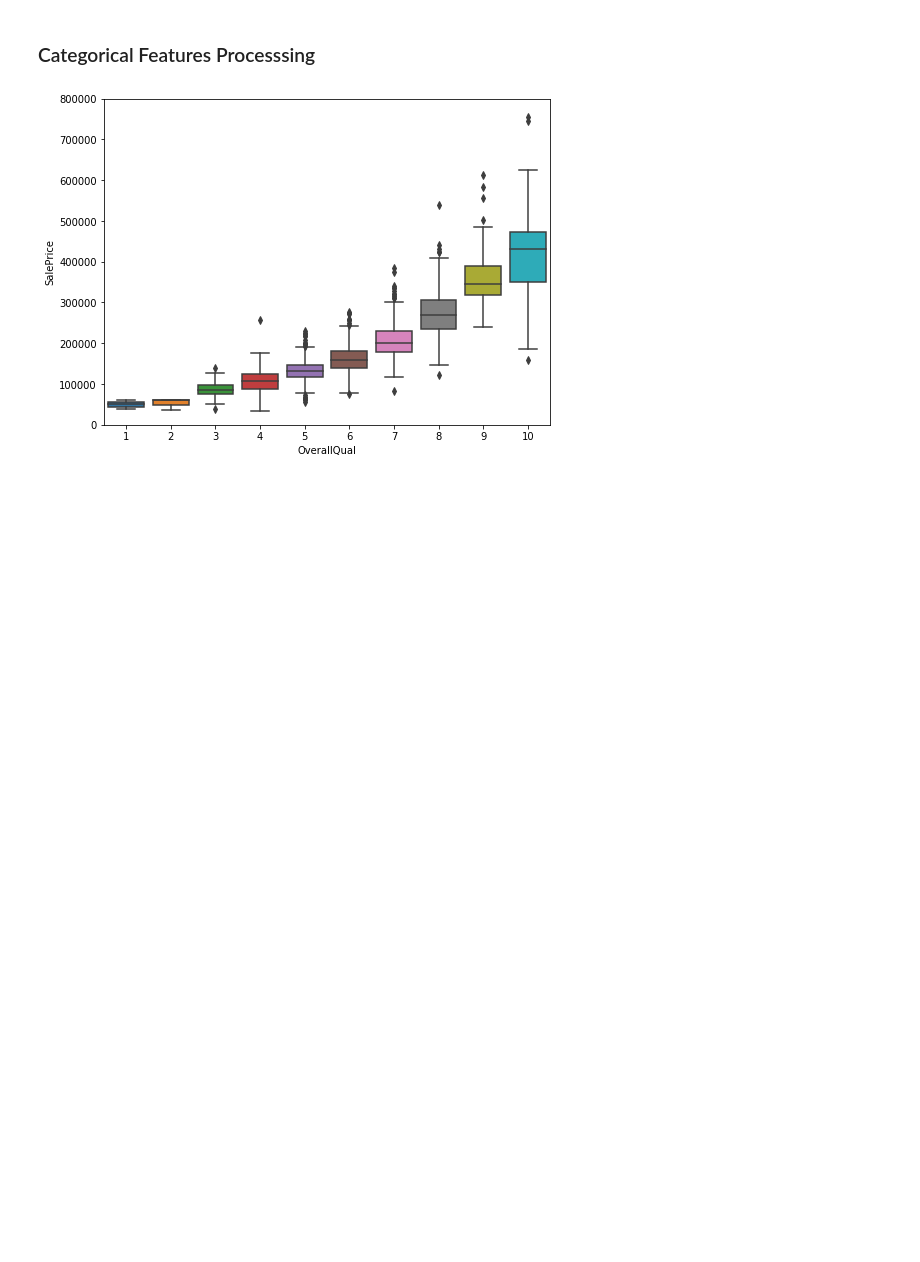
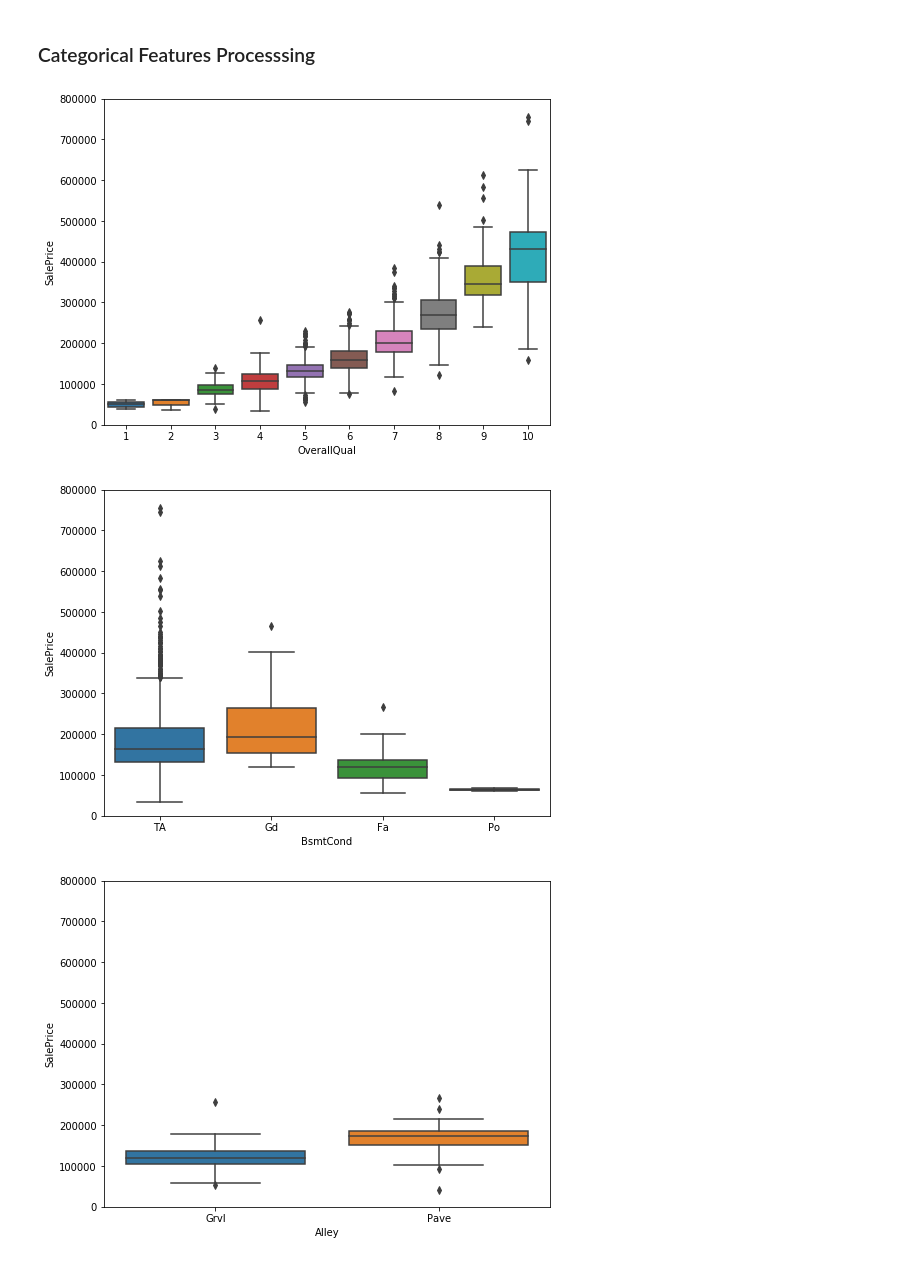
Before and after one commit to miazhx/Kaggle-House-Prices, a Jupyter notebook: Mia/Data Exploration.ipynb, the cells around one changed output. Saved outputs shown, nothing was run; the diff lists cells and outputs as text; code cells hidden in the pictures; blank space fills up the shorter version.

```diff
--- a/Mia/Data Exploration.ipynb
+++ b/Mia/Data Exploration.ipynb
@@ -383,11 +393,26 @@ plt.xticks(rotation=90);
 
  ###  Categorical Features Processsing
 # %%
-#box plot overallqual/saleprice
-var = 'OverallQual'
-data = pd.concat([df_raw['SalePrice'], df_raw[var]], axis=1)
-f, ax = plt.subplots(figsize=(8, 6))
-fig = sns.boxplot(x=var, y="SalePrice", data=data)
-fig.axis(ymin=0, ymax=800000);
+#box plot ordinal/saleprice
+ord_list = ['OverallQual','BsmtCond','Alley','BsmtExposure','BsmtFinType1','BsmtFinType2','BsmtQual','ExterCond','ExterQual','FireplaceQu','Functional','GarageCond','GarageQual','HeatingQC','KitchenQual','LandSlope','LotShape','PavedDrive','PoolQC','Street']
+for ordinal in ord_list:
+    data = pd.concat([df_raw['SalePrice'], df_raw[ordinal]], axis=1)
+    f, ax = plt.subplots(figsize=(8, 6))
+    fig = sns.boxplot(x=ordinal, y="SalePrice", data=data)
+    fig.axis(ymin=0, ymax=800000);
+
+# OverallQual
+# OverallCond
+# ExterCond
+# BsmtQual
+# BsmtCond
+# HeatingQC
+# KitchenQual
+# Functional
+# FireplaceQu
+# GarageQual
+# PoolQC
 # %% [output]
 [figure]
+[figure, added]
+[figure, added]
```
Also changed, not shown: parts of 6 cells of this notebook, 4 other files.
